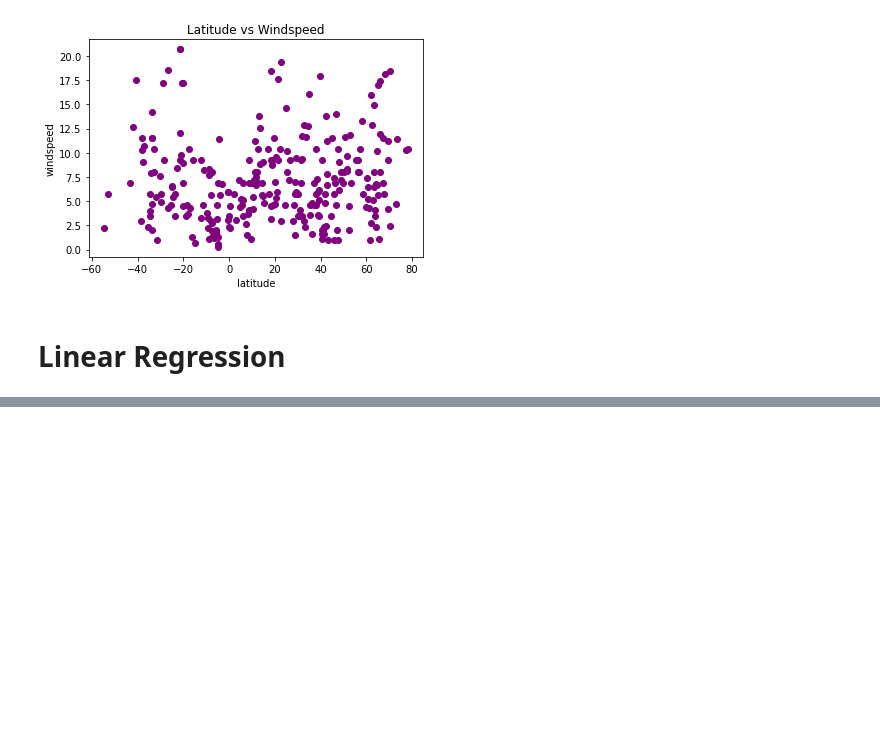
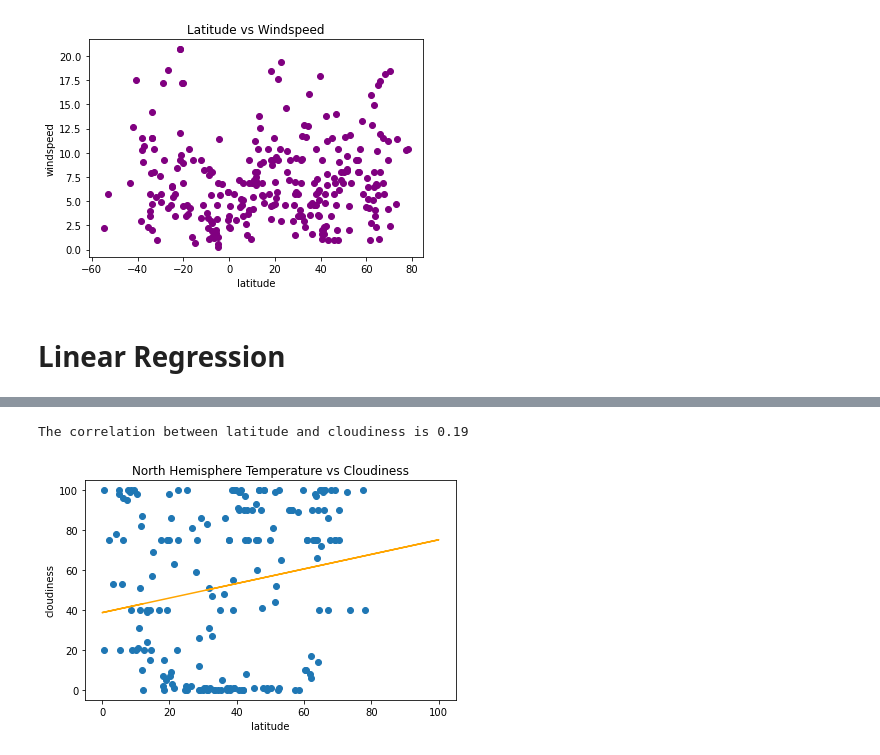
Before and after one commit to josiedeleon/Python-API--Challenge, a Jupyter notebook: WeatherPy/WeatherPy.ipynb, the cells around one changed output, grey strips where cells are left out. Saved outputs shown, nothing was run; the diff lists cells and outputs as text; code cells hidden in the pictures; blank space fills up the shorter version.

```diff
--- a/WeatherPy/WeatherPy.ipynb
+++ b/WeatherPy/WeatherPy.ipynb
@@ -224,0 +230,17 @@ The correlation between latitude and temperature is -0.87
+# %%
+#Northern Hemisphere - Cloudiness (%) vs. Latitude
+correlation = round(st.pearsonr(north_hemisphere["latitude"], north_hemisphere["cloudiness"])[0],2)
+print(f"The correlation between latitude and cloudiness is {correlation}")
+graph = st.linregress(north_hemisphere["latitude"], north_hemisphere["cloudiness"])
+y_values = north_hemisphere["cloudiness"]*graph[0]+graph[1]
+
+plt.scatter(north_hemisphere["latitude"],north_hemisphere["cloudiness"])
+plt.plot(north_hemisphere["cloudiness"],y_values,color='orange')
+plt.xlabel("latitude")
+plt.ylabel("cloudiness")
+plt.title("North Hemisphere Temperature vs Cloudiness")
+plt.tight_layout()
+plt.savefig("output_data/north_hem_cloud_lat.png")
+# %% [output]
+The correlation between latitude and cloudiness is 0.19
+[figure, added]
```
Also changed, not shown: parts of 18 cells of this notebook, 7 other files.
